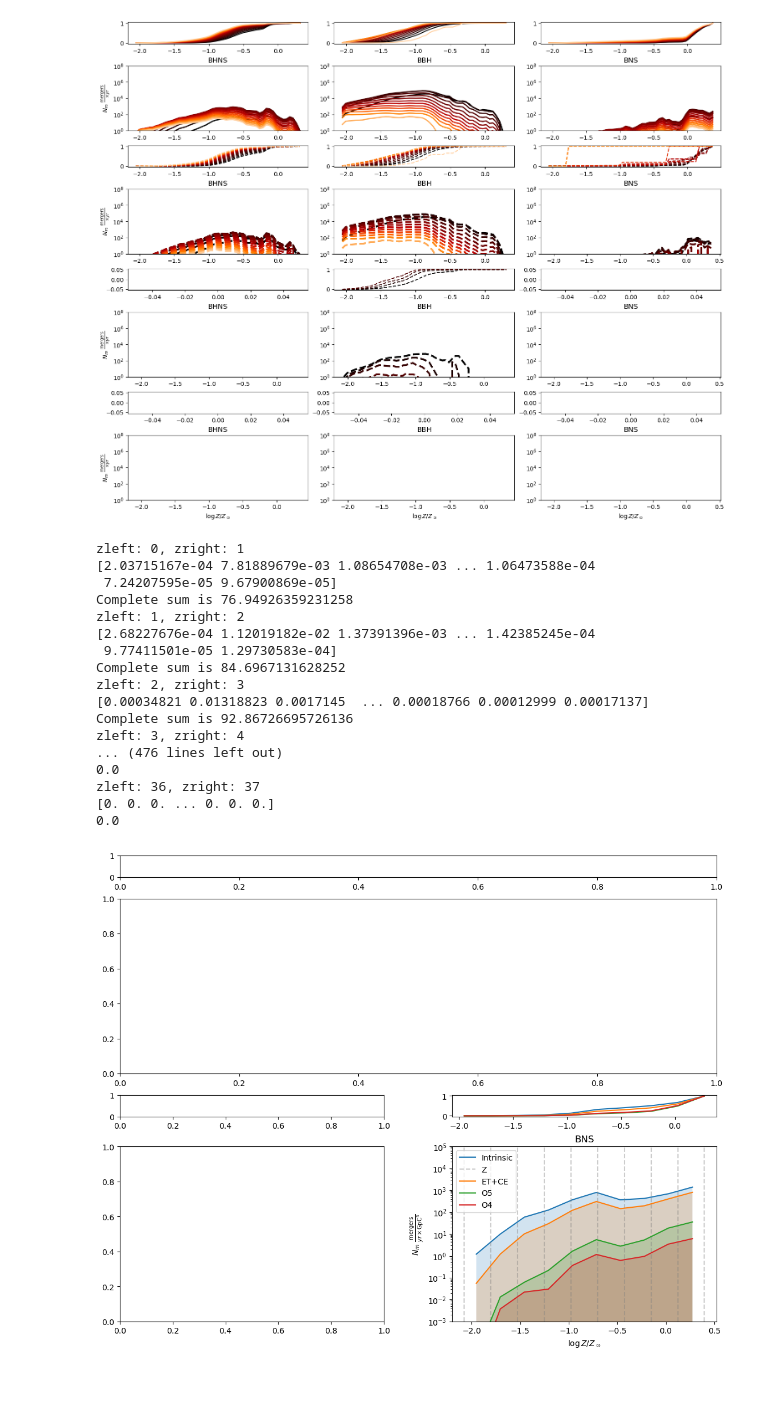
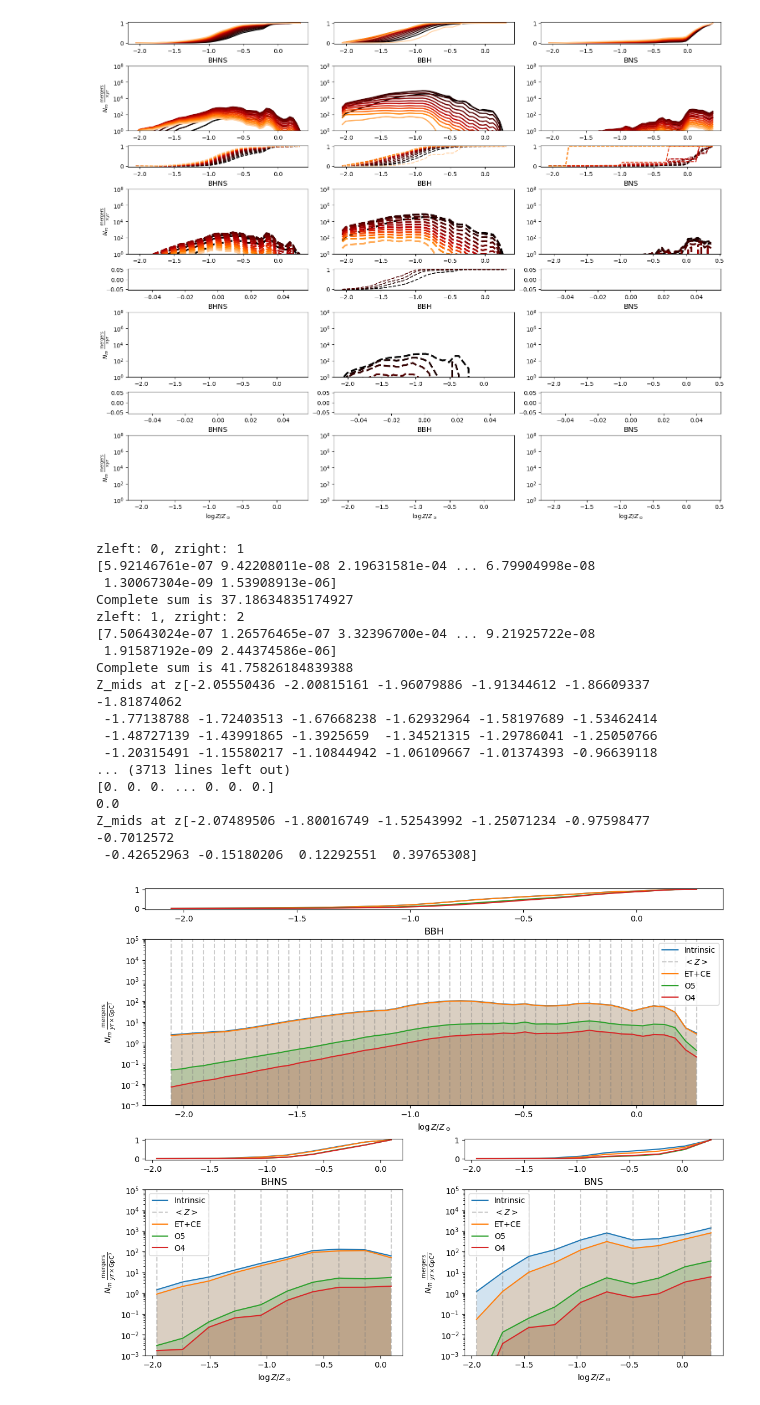
Before and after one commit to stlgolfer/metallicity_mergers, a Jupyter notebook: large_plot.ipynb, the cells around one changed output. Saved outputs shown, nothing was run; the diff lists cells and outputs as text; code cells hidden in the pictures.

```diff
--- a/large_plot.ipynb
+++ b/large_plot.ipynb
@@ -330,57 +330,59 @@ def plot_subpopulation(pop_type, loc, num_bins):
             )
             sum_total = counts_start
             for i in range(1, len(rs_max_bins)-1):
-                _, counts = get_metallicity_plot(intrinsic, sens, rs_max_bins[i], rs_max_bins[i+1], with_SNR=with_SNR, num_bins=num_bins)
+                Z_mids_at_z, counts = get_metallicity_plot(intrinsic, sens, rs_max_bins[i], rs_max_bins[i+1], with_SNR=with_SNR, num_bins=num_bins)
                 sum_total = sum_total + counts
+                print(f'Z_mids at z{Z_mids_at_z}')
             ax.fill_between(zm_start, sum_total, alpha=0.2)
             # ax.plot(dco_met_bins_midpoints, plot_line, label=label)
             # ax.plot(dco_met_bins_midpoints, 1e6*np.ones_like(dco_met_bins_midpoints))
             ax.plot(zm_start, sum_total, label=label)
             large_ax[f'{loc}CDF'].plot(zm_start, np.cumsum(sum_total)/np.sum(sum_total), label=label)
-            return np.sum(sum_total)/np.sum(intrinsic['all_weights']), _
+            return np.sum(sum_total)/np.sum(intrinsic['all_weights']), zm_start
 
         ax.set_yscale('log')
         ax.set_title(pop_type)
         ax.set_ylim(1e-3,1e5)
         ax.set_ylabel(r'$N_m~\frac{\text{mergers}}{yr\times\text{GpC}^3}$')
         ax.set_xlabel(r'$\log Z/Z_\odot$')
 
         i_total, Z_mids = subpopulation_sens(None, 'Intrinsic', False)
+
         import shared
         importlib.reload(shared)
-        shared.show_vlines(ax, Z_mids, 'Z')
+        shared.show_vlines(ax, Z_mids, r'$<Z>$')
 
         assert i_total > 0.99, f"Re-bin failure: {i_total}"
         print(f'Summed ratio vs intrinsic: {i_total}')
         etce_total = subpopulation_sens(f'{pop_type}_CE_8.npy', 'ET+CE', True)
         o5_total = subpopulation_sens(f'{pop_type}_LVK_O5_8.npy', 'O5', True)
         o4_total = subpopulation_sens(f'{pop_type}_LV_O4a_8.npy', 'O4', True)
         ax.legend()
         # print(f'Ratios: {etce_total/i_total}, {o5_total/i_total}')
         # ax.legend()
         # plot(intrinsic, large_ax[loc], f'{pop_type}_O5_8.npy', large_ax[f'{loc}CDF'], intrinsic=False, do_binning=False)
         # plot(intrinsic, large_ax[loc], f'{pop_type}_O4_8.npy', large_ax[f'{loc}CDF'], intrinsic=False, do_binning=False)
         # plot(intrinsic, large_ax[loc], f'{pop_type}_ET_CE_10.npy', large_ax[f'{loc}CDF'], intrinsic=False, do_binning=False)
-# plot_subpopulation('BBH', 'Top', num_bins=50)
-# plot_subpopulation('BHNS', 'Left', num_bins=10)
+plot_subpopulation('BBH', 'Top', num_bins=50)
+plot_subpopulation('BHNS', 'Left', num_bins=10)
 plot_subpopulation('BNS', 'Right', num_bins=10)
 large_fig.show()
 # %% [output]
 zleft: 0, zright: 1
-[2.03715167e-04 7.81889679e-03 1.08654708e-03 ... 1.06473588e-04
- 7.24207595e-05 9.67900869e-05]
-Complete sum is 76.94926359231258
+[5.92146761e-07 9.42208011e-08 2.19631581e-04 ... 6.79904998e-08
+ 1.30067304e-09 1.53908913e-06]
+Complete sum is 37.18634835174927
 zleft: 1, zright: 2
-[2.68227676e-04 1.12019182e-02 1.37391396e-03 ... 1.42385245e-04
- 9.77411501e-05 1.29730583e-04]
-Complete sum is 84.6967131628252
-zleft: 2, zright: 3
-[0.00034821 0.01318823 0.0017145  ... 0.00018766 0.00012999 0.00017137]
-Complete sum is 92.86726695726136
-zleft: 3, zright: 4
-... (476 lines left out)
-0.0
-zleft: 36, zright: 37
+[7.50643024e-07 1.26576465e-07 3.32396700e-04 ... 9.21925722e-08
+ 1.91587192e-09 2.44374586e-06]
+Complete sum is 41.75826184839388
+Z_mids at z[-2.05550436 -2.00815161 -1.96079886 -1.91344612 -1.86609337 -1.81874062
+ -1.77138788 -1.72403513 -1.67668238 -1.62932964 -1.58197689 -1.53462414
+ -1.48727139 -1.43991865 -1.3925659  -1.34521315 -1.29786041 -1.25050766
+ -1.20315491 -1.15580217 -1.10844942 -1.06109667 -1.01374393 -0.96639118
+... (3713 lines left out)
 [0. 0. 0. ... 0. 0. 0.]
 0.0
+Z_mids at z[-2.07489506 -1.80016749 -1.52543992 -1.25071234 -0.97598477 -0.7012572
+ -0.42652963 -0.15180206  0.12292551  0.39765308]
-[figure, old version]
+[figure, new version]
```
Also changed, not shown: 1 other file.
